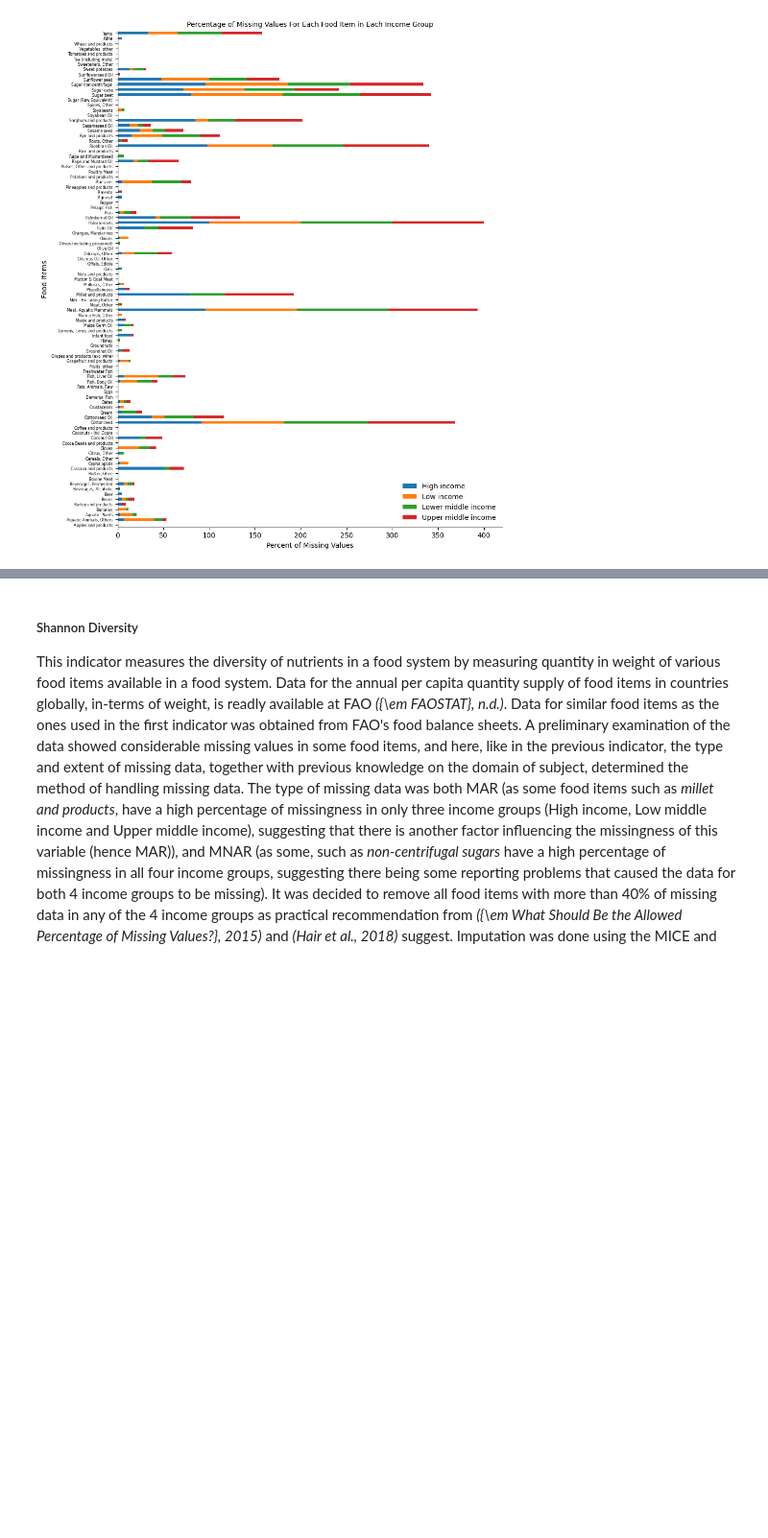
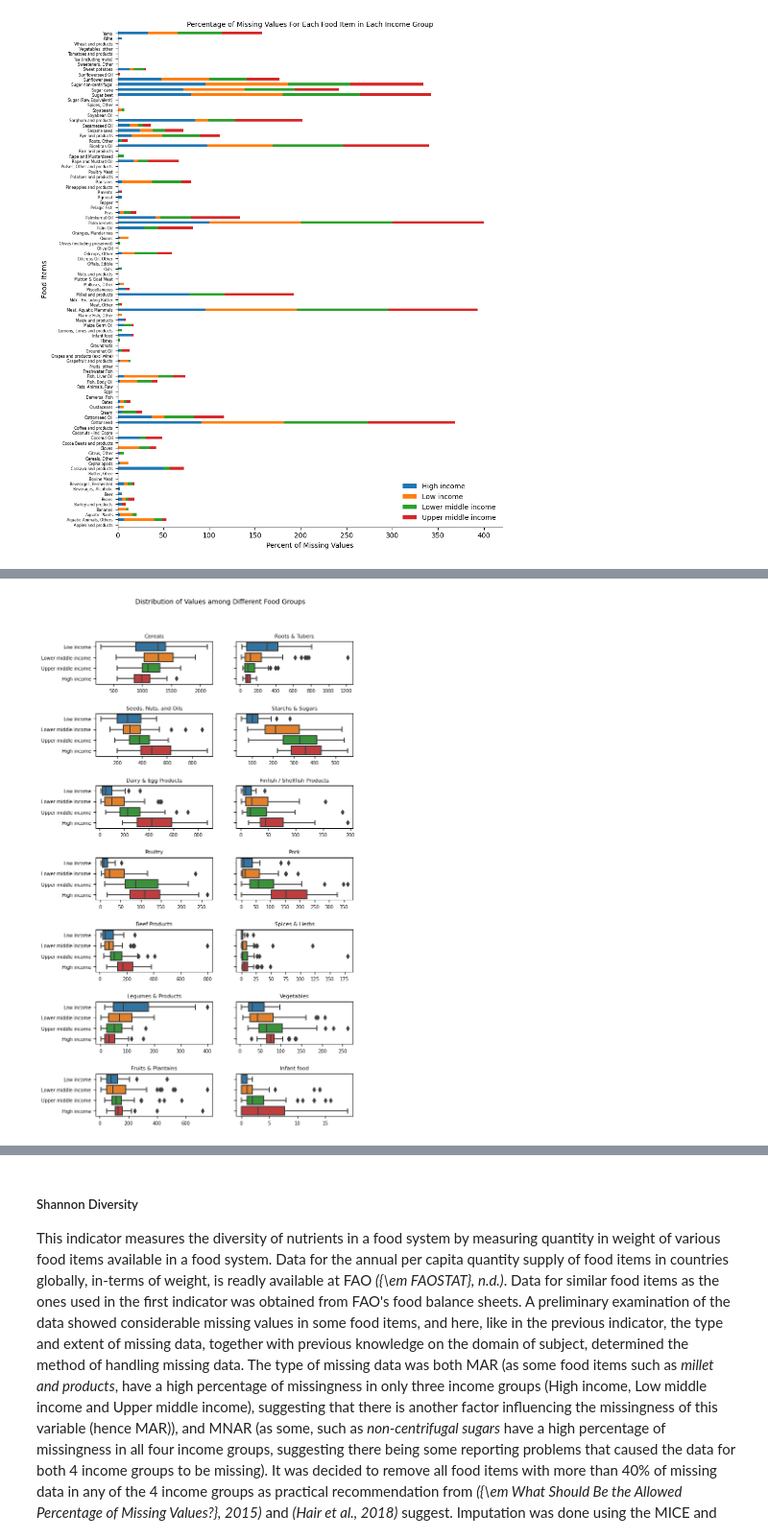
Before and after one commit to DavidMbelwa/thesis, a Jupyter notebook: Materials_and_methods.ipynb, the cells around one changed output, grey strips where cells are left out. Shown at 96% size. Saved outputs shown, nothing was run; the diff lists cells and outputs as text; code cells hidden in the pictures; blank space fills up the shorter version.

```diff
--- a/Materials_and_methods.ipynb
+++ b/Materials_and_methods.ipynb
@@ -482,3 +442,76 @@ plt.subplots_adjust(hspace= 0.7)
+# %%
+## 9.3. Checking Extreme Values
+
+def income_group_separator(df, col, cat) :
+
+    """Separates a respective income group's data"""
+
+    new_df = df[df[col] == cat]
+
+    return new_df
+
+low_inc_values = income_group_separator(daily_dietary_intake, 'Income group', 'Low income')
+
+lower_middle_values = income_group_separator(daily_dietary_intake,'Income group', 'Lower middle income')
+
+upper_middle_values = income_group_separator(daily_dietary_intake,'Income group', 'Upper middle income')
+
+high_inc_values = income_group_separator(daily_dietary_intake, 'Income group', 'High income')
+
+#display(high_inc_values.head())
+
+fig, ((ax1, ax2),
+      (ax3, ax4),
+      (ax5, ax6),
+      (ax7, ax8),
+      (ax9, ax10),
+      (ax11, ax12),
+      (ax13, ax14)) = plt.subplots(7, 2, sharey=True, sharex=False, figsize=(7, 13))
+
+def distributions(df, x, y, ax) :
+
+    """Plots Boxplots for income groups"""
+
+    g = sns.boxplot(data=df,
+                    ax= ax,
+                    x=x,
+                    palette='tab10',
+                    y=y).set(xlabel='',
+                             ylabel='',
+                             title=x)
+
+    ax.set_title(x, fontsize=8)
+
+    ax.tick_params(axis='both', which='major', labelsize=7)
+
+    return g
+
+
+#display(daily_dietary_intake.groupby('Income group').count())
+
+distributions(df=daily_dietary_intake, y='Income group', x='Cereals', ax=ax1)
+distributions(df=daily_dietary_intake, y='Income group', x='Roots & Tubers', ax=ax2)
+distributions(df=daily_dietary_intake, y='Income group', x='Seeds, Nuts, and Oils', ax=ax3)
+distributions(df=daily_dietary_intake, y='Income group', x='Starchs & Sugars', ax=ax4)
+distributions(df=daily_dietary_intake, y='Income group', x='Dairy & Egg Products', ax=ax5)
+distributions(df=daily_dietary_intake, y='Income group', x='Finfish / Shellfish Products', ax=ax6)
+distributions(df=daily_dietary_intake, y='Income group', x='Poultry', ax=ax7)
+distributions(df=daily_dietary_intake, y='Income group', x='Pork', ax=ax8)
+distributions(df=daily_dietary_intake, y='Income group', x='Beef Products', ax=ax9)
+distributions(df=daily_dietary_intake, y='Income group', x='Spices & Herbs', ax=ax10)
+distributions(df=daily_dietary_intake, y='Income group', x='Legumes & Products', ax=ax11)
+distributions(df=daily_dietary_intake, y='Income group', x='Vegetables', ax=ax12)
+distributions(df=daily_dietary_intake, y='Income group', x='Fruits & Plantains', ax=ax13)
+distributions(df=daily_dietary_intake, y='Income group', x='Infant food', ax=ax14)
+
+
+plt.suptitle('Distribution of Values among Different Food Groups', y= 0.95, fontsize=10)
+plt.subplots_adjust(hspace= 0.7)
+#plt.savefig('Distribution_of_Daily_Kcal_Intakes.png')
+
+#daily_dietary_intake.groupby('Income group').count().to_csv('Count_of_countries_Median_dietary_Intake.csv')
+# %% [output]
+[figure, added]
 # %%
 # 10. Preparing to extract dietary values from foods that are not staples.
 
```
Also changed, not shown: parts of 16 cells of this notebook, 5 other files.
